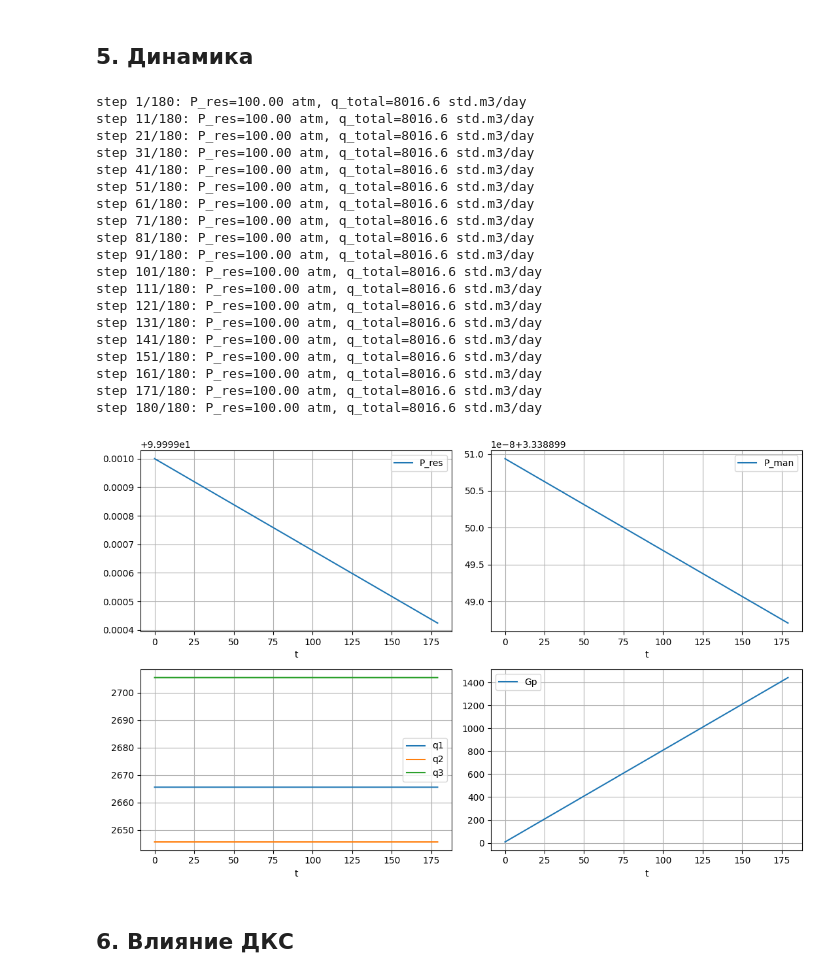
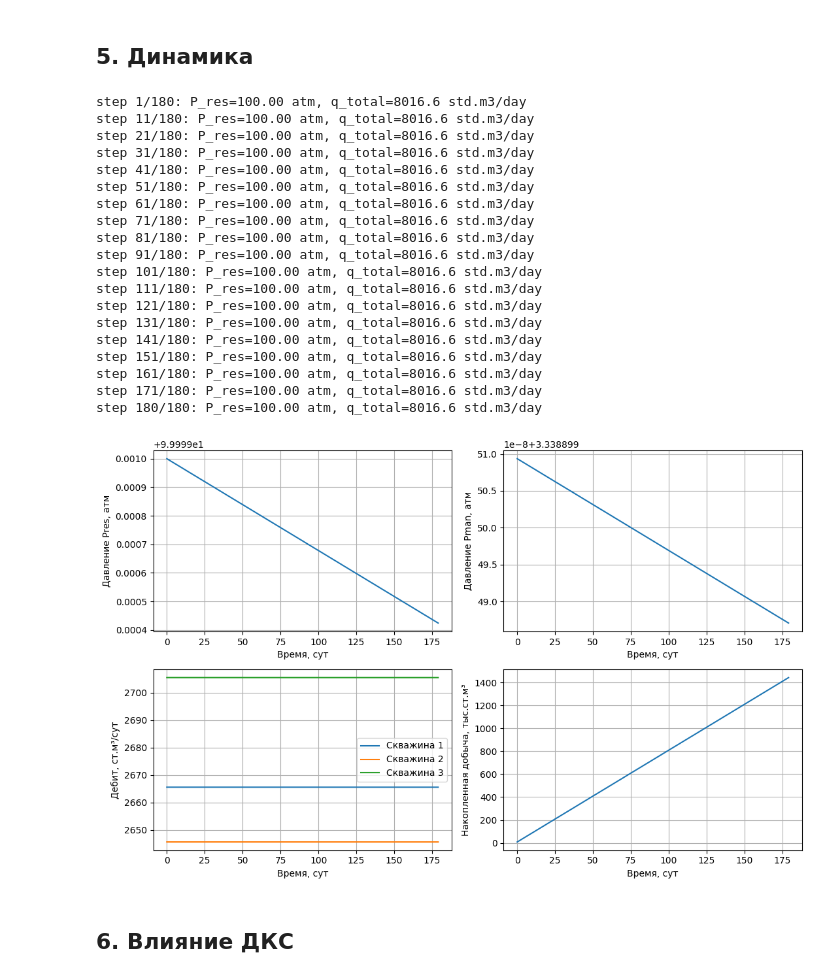
Before and after one commit to benzaiten7/gas_field_simulator, a Jupyter notebook: курсовая.ipynb, the cells around one changed output. Cells and saved outputs as stored; diff of their text form; code cells hidden in the pictures.

```diff
--- a/курсовая.ipynb
+++ b/курсовая.ipynb
@@ -92,33 +126,53 @@ pd.DataFrame([s.__dict__ for s in states.values()])
 # %%
 simulator = build_simulator()
 df = simulator.run(180, dt=1)
+
 fig, axes = plt.subplots(2, 2, figsize=(11, 7))
-df.plot(x='t', y='P_res', ax=axes[0, 0], grid=True)
-df.plot(x='t', y='P_man', ax=axes[0, 1], grid=True)
+
+# График 1: Пластовое давление
+df.plot(x='t', y='P_res', ax=axes[0, 0], grid=True, legend=False)
+axes[0, 0].set_xlabel('Время, сут')
+axes[0, 0].set_ylabel('Давление Pres, атм')
+
+# График 2: Давление на манифольде
+df.plot(x='t', y='P_man', ax=axes[0, 1], grid=True, legend=False)
+axes[0, 1].set_xlabel('Время, сут')
+axes[0, 1].set_ylabel('Давление Pman, атм')
+
+# График 3: Дебиты скважин
 df.plot(x='t', y=['q1', 'q2', 'q3'], ax=axes[1, 0], grid=True)
-df.plot(x='t', y='Gp', ax=axes[1, 1], grid=True)
+axes[1, 0].set_xlabel('Время, сут')
+axes[1, 0].set_ylabel('Дебит, ст.м³/сут')
+axes[1, 0].legend(['Скважина 1', 'Скважина 2', 'Скважина 3'])
+
+# График 4: Накопленная добыча
+df.plot(x='t', y='Gp', ax=axes[1, 1], grid=True, legend=False)
+axes[1, 1].set_xlabel('Время, сут')
+axes[1, 1].set_ylabel('Накопленная добыча, тыс.ст.м³')
+
 plt.tight_layout()
+plt.show()
 # %% [output]
 step 1/180: P_res=100.00 atm, q_total=8016.6 std.m3/day
 step 11/180: P_res=100.00 atm, q_total=8016.6 std.m3/day
 step 21/180: P_res=100.00 atm, q_total=8016.6 std.m3/day
 step 31/180: P_res=100.00 atm, q_total=8016.6 std.m3/day
 step 41/180: P_res=100.00 atm, q_total=8016.6 std.m3/day
 step 51/180: P_res=100.00 atm, q_total=8016.6 std.m3/day
 step 61/180: P_res=100.00 atm, q_total=8016.6 std.m3/day
 step 71/180: P_res=100.00 atm, q_total=8016.6 std.m3/day
 step 81/180: P_res=100.00 atm, q_total=8016.6 std.m3/day
 step 91/180: P_res=100.00 atm, q_total=8016.6 std.m3/day
 step 101/180: P_res=100.00 atm, q_total=8016.6 std.m3/day
 step 111/180: P_res=100.00 atm, q_total=8016.6 std.m3/day
 step 121/180: P_res=100.00 atm, q_total=8016.6 std.m3/day
 step 131/180: P_res=100.00 atm, q_total=8016.6 std.m3/day
 step 141/180: P_res=100.00 atm, q_total=8016.6 std.m3/day
 step 151/180: P_res=100.00 atm, q_total=8016.6 std.m3/day
 step 161/180: P_res=100.00 atm, q_total=8016.6 std.m3/day
 step 171/180: P_res=100.00 atm, q_total=8016.6 std.m3/day
 step 180/180: P_res=100.00 atm, q_total=8016.6 std.m3/day
-[figure, old version]
+[figure, new version]
 # %% [markdown]
 ## 6. Влияние ДКС
 # %%
```
Also changed, not shown: parts of 5 cells of this notebook, 1 other file.
